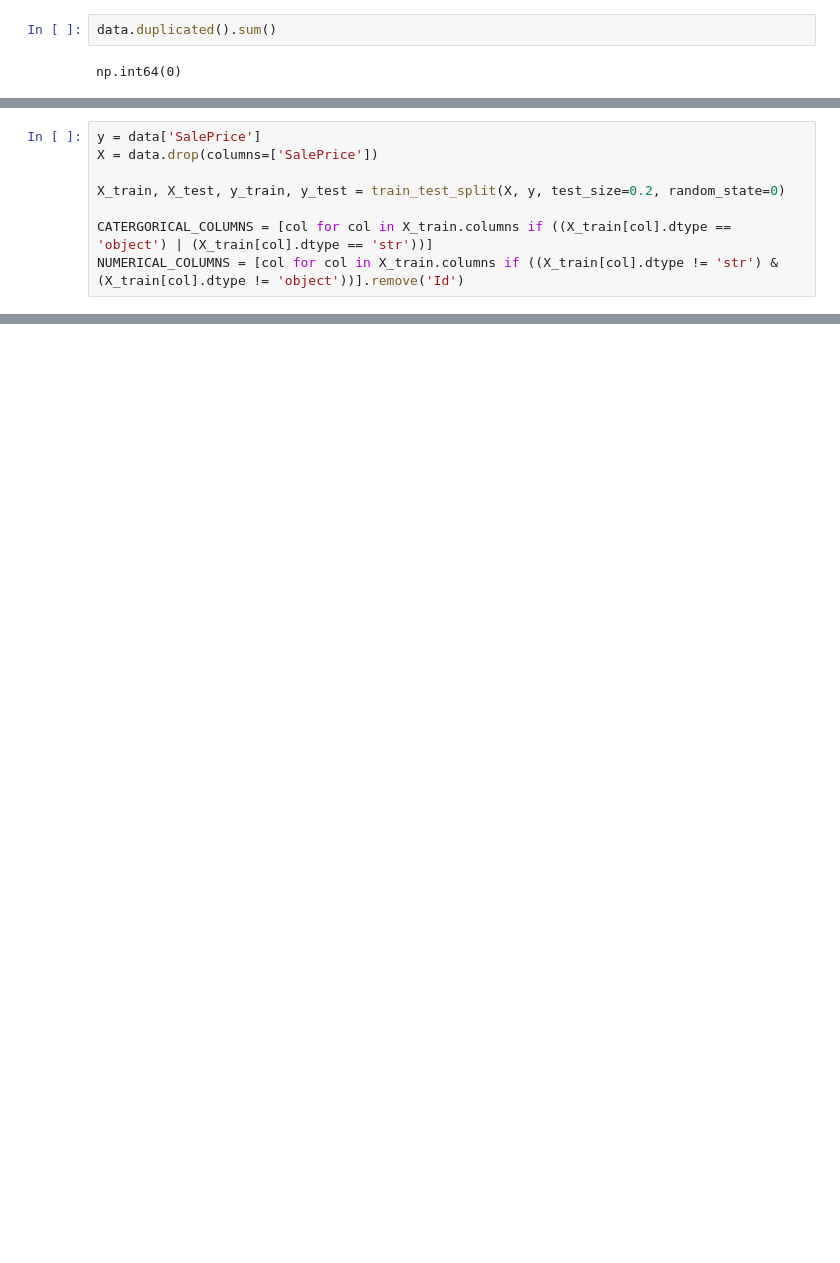
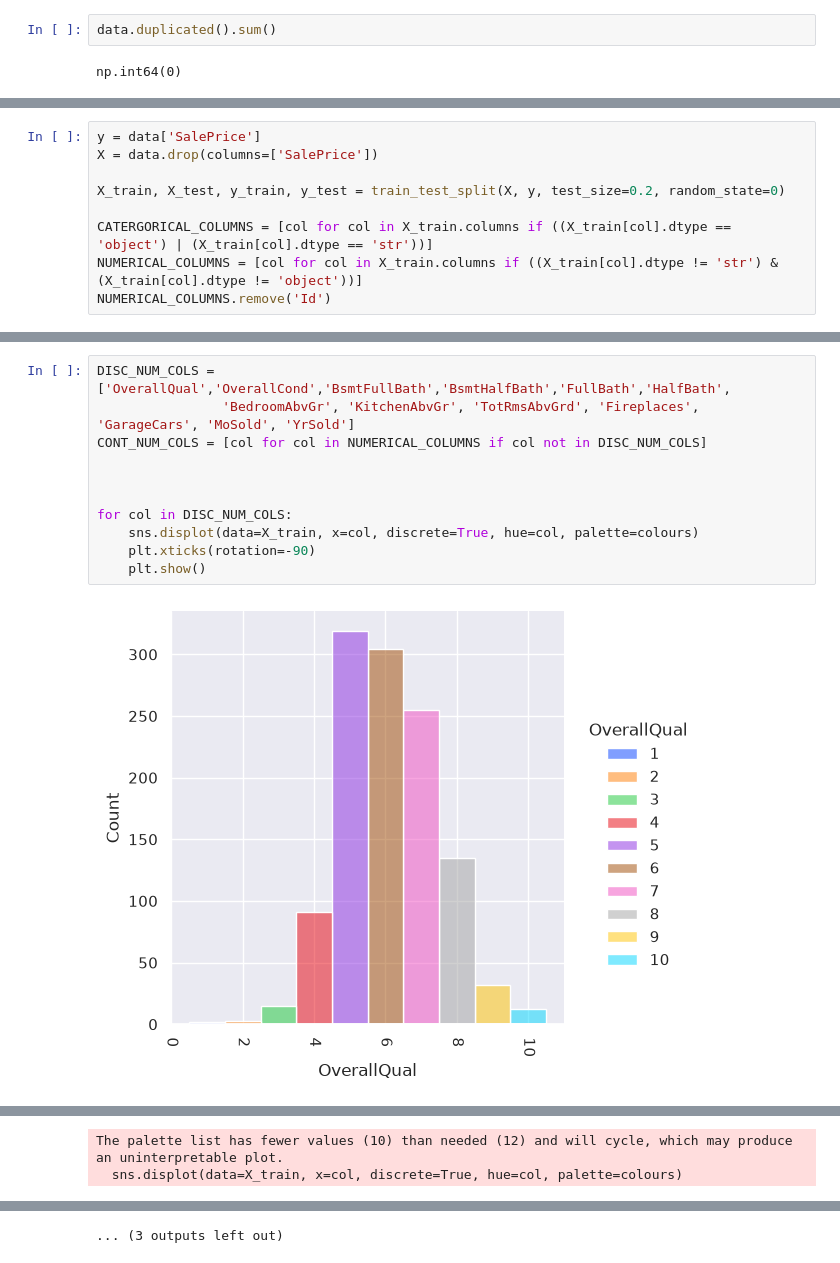
Before and after one commit to javierdp04/house_pricing_kaggle, a Jupyter notebook: src/EDA.ipynb, the cells around one changed output, grey strips where cells are left out. Cells and saved outputs as stored; diff of their text form; blank space fills up the shorter version.

```diff
--- a/src/EDA.ipynb
+++ b/src/EDA.ipynb
@@ -50,7 +75,8 @@ X = data.drop(columns=['SalePrice'])
 X_train, X_test, y_train, y_test = train_test_split(X, y, test_size=0.2, random_state=0)
 
 CATERGORICAL_COLUMNS = [col for col in X_train.columns if ((X_train[col].dtype == 'object') | (X_train[col].dtype == 'str'))]
-NUMERICAL_COLUMNS = [col for col in X_train.columns if ((X_train[col].dtype != 'str') & (X_train[col].dtype != 'object'))].remove('Id')
+NUMERICAL_COLUMNS = [col for col in X_train.columns if ((X_train[col].dtype != 'str') & (X_train[col].dtype != 'object'))]
+NUMERICAL_COLUMNS.remove('Id')
 # %%
 missing = X_train.isna().sum()
 missing = (missing[missing > 0]).sort_values()
@@ -61,0 +106,13 @@ plt.show()
+# %%
+DISC_NUM_COLS = ['OverallQual','OverallCond','BsmtFullBath','BsmtHalfBath','FullBath','HalfBath',
+                'BedroomAbvGr', 'KitchenAbvGr', 'TotRmsAbvGrd', 'Fireplaces', 'GarageCars', 'MoSold', 'YrSold']
+CONT_NUM_COLS = [col for col in NUMERICAL_COLUMNS if col not in DISC_NUM_COLS]
+
+
+
+for col in DISC_NUM_COLS:
+    sns.displot(data=X_train, x=col, discrete=True, hue=col, palette=colours)
+    plt.xticks(rotation=-90)
+    plt.show()
+# %% [output]
+[figure, added]
@@ -61,0 +126,2 @@ plt.show()
+The palette list has fewer values (10) than needed (12) and will cycle, which may produce an uninterpretable plot.
+  sns.displot(data=X_train, x=col, discrete=True, hue=col, palette=colours)
@@ -61,0 +131 @@ plt.show()
+... (3 outputs left out)
```
Also changed, not shown: parts of 18 cells of this notebook, 2 other files.
